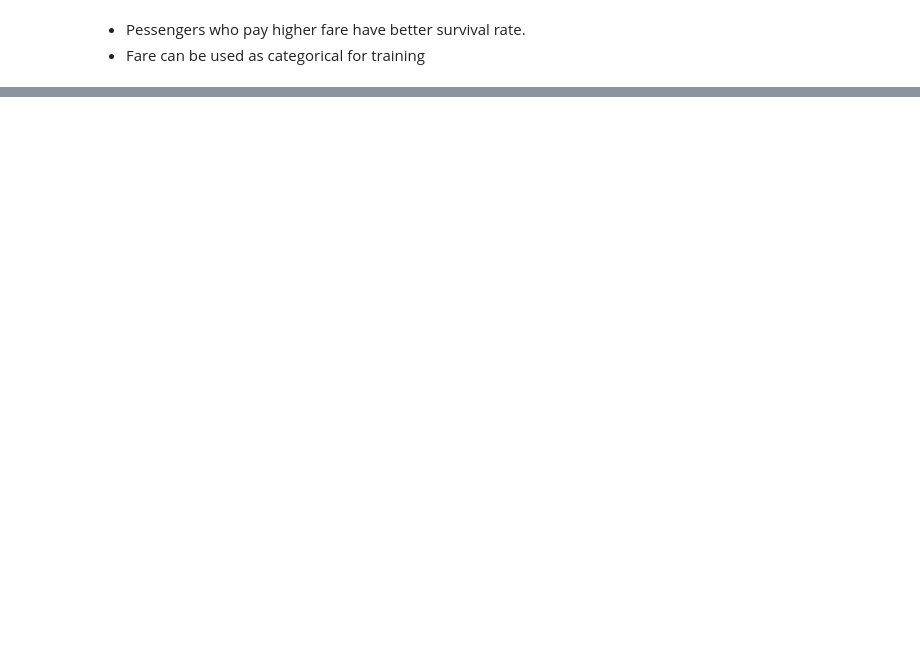
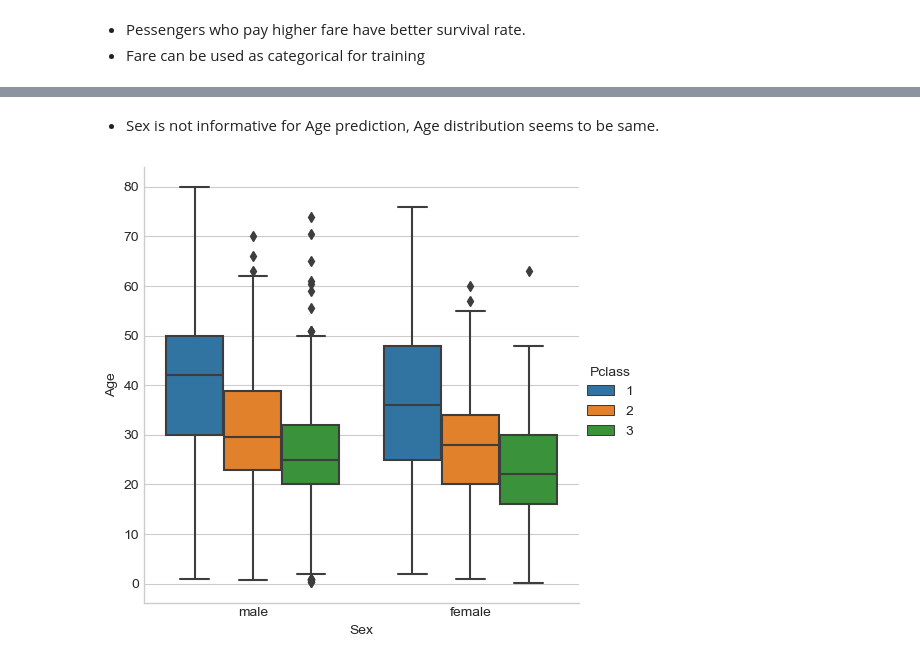
Before and after one commit to ozermehmett/Titanic-Project, a Jupyter notebook: ozermehmet-titanic-eda.ipynb, the cells around one changed output, grey strips where cells are left out. Saved outputs shown, nothing was run; the diff lists cells and outputs as text; code cells hidden in the pictures; blank space fills up the shorter version.

```diff
--- a/ozermehmet-titanic-eda.ipynb
+++ b/ozermehmet-titanic-eda.ipynb
@@ -519,0 +559,7 @@ plt.show()
+# %% [markdown]
+* Sex is not informative for Age prediction, Age distribution seems to be same.
+# %%
+sns.catplot(x='Sex', y='Age', hue='Pclass', data=train_df, kind='box')
+plt.show()
+# %% [output]
+[figure, added]
```
Also changed, not shown: parts of 73 cells of this notebook, 1 other file.
